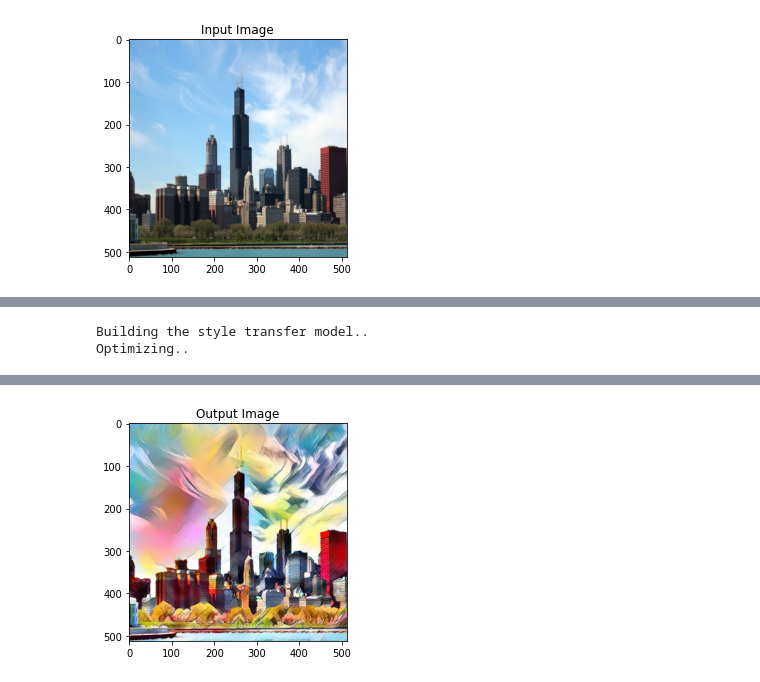
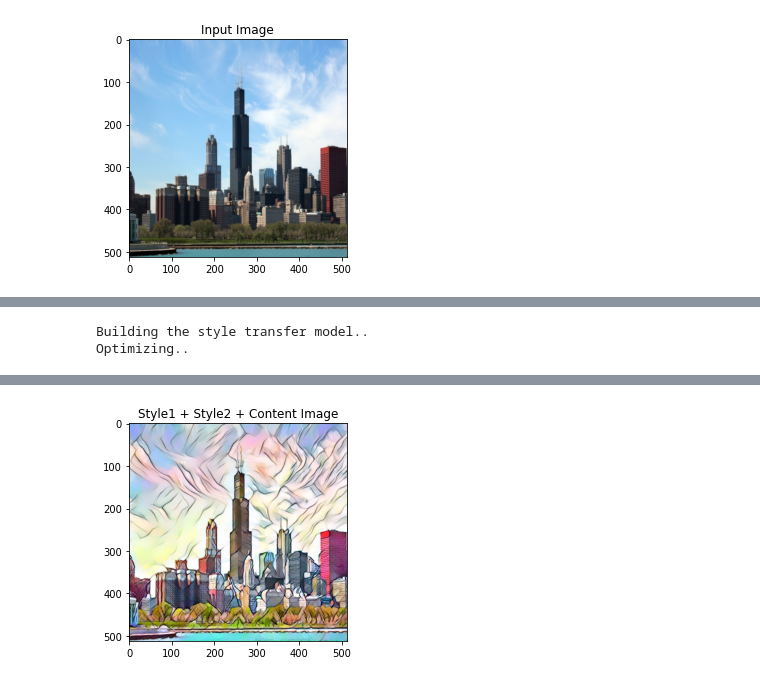
Before and after one commit to jiabinnn/ImageStyleTransfer, a Jupyter notebook: ImgTransferWith2Styles.ipynb, the cells around one changed output, grey strips where cells are left out. Drawn from its saved outputs; the diff is of its cells as text; code cells hidden in the pictures.

```diff
--- a/ImgTransferWith2Styles.ipynb
+++ b/ImgTransferWith2Styles.ipynb
@@ -147,7 +153,7 @@ content_layers_default = ['conv_4']
 style_layers_default = ['conv_1', 'conv_2', 'conv_3', 'conv_4', 'conv_5']
 
 def get_style_model_and_losses(cnn, normalization_mean, normalization_std,
-                               style_img, content_img,
+                               style_img1, style_img2, content_img,
                                content_layers=content_layers_default,
                                style_layers=style_layers_default):
     cnn = copy.deepcopy(cnn)
@@ -198,10 +204,10 @@ def get_style_model_and_losses(cnn, normalization_mean, normalization_std,
 
         if name in style_layers:
             # add style loss:
-            target_feature = model(style_img).detach()
             target_feature1 = model(style_img1).detach()
+            target_feature2 = model(style_img2).detach()
 
-            style_loss = StyleLoss(target_feature, target_feature1)
+            style_loss = StyleLoss(target_feature1, target_feature2)
 
             model.add_module("style_loss_{}".format(i), style_loss)
             style_losses.append(style_loss)
@@ -225,17 +231,17 @@ imshow(input_img, title='Input Image')
 # %% [output]
 [figure]
 # %%
-def get_input_optimizer(input_img):
+def get_input_optimizer(input_img, lr=0.1):
     # this line to show that input is a parameter that requires a gradient
-    optimizer = optim.LBFGS([input_img.requires_grad_()])
+    optimizer = optim.LBFGS([input_img.requires_grad_()], lr=lr)
     return optimizer
 # %%
-def run_style_transfer(cnn, normalization_mean, normalization_std, content_img, style_img, input_img, num_steps=300, style_weight=10000, content_weight=1, style_weight1=10000):
+def run_style_transfer(cnn, normalization_mean, normalization_std, content_img, style_img1, style_img2, input_img, lr=0.1, num_steps=300, style1_weight=10000, style2_weight=10000, content_weight=1):
     """Run the style transfer."""
     print('Building the style transfer model..')
-    model, style_losses, content_losses = get_style_model_and_losses(cnn, normalization_mean, normalization_std, style_img, content_img)
+    model, style_losses, content_losses = get_style_model_and_losses(cnn, normalization_mean, normalization_std, style_img1, style_img2, content_img)
 
-    optimizer = get_input_optimizer(input_img)
+    optimizer = get_input_optimizer(input_img, lr)
 
     # optimizer = get_input_optimizer(input_img)
     # mynet = Net().to(device)
@@ -253,33 +259,35 @@ def run_style_transfer(cnn, normalization_mean, normalization_std, content_img,
             optimizer.zero_grad()
             # model(input_img)
             model(input_img)
-            style_score = 0
             style_score1 = 0
-
+            style_score2 = 0
             content_score = 0
 
+
             for sl in style_losses:
-                style_score += sl.loss
+                style_score1 += sl.loss1
+
+            for sl in style_losses:
+                style_score2 += sl.loss2
+
             for cl in content_losses:
                 content_score += cl.loss
 
-            for s2 in style_losses:
-                style_score1 += s2.loss1
 
-            style_score *= style_weight
-            style_score1 *= style_weight1
+            style_score1 *= style1_weight
+            style_score2 *= style2_weight
             content_score *= content_weight
-            loss = style_score + content_score + style_score1
+            loss = style_score1 + content_score + style_score2
             loss.backward()
 
             run[0] += 1
             if run[0] % 50 == 0:
                 print("run {}:".format(run))
-                print('Style Loss : {:4f} Content Loss: {:4f}'.format(
-                    style_score.item(), content_score.item()))
+                print('Style1 Loss : {:4f} Style2 Loss : {:4f} Content Loss: {:4f}'.format(
+                    style_score1.item(), style_score2.item(), content_score.item()))
                 print()
 
-            return style_score + content_score + style_score1
+            return style_score1 + content_score + style_score2
 
         optimizer.step(closure)
     # for name, parameter in model.named_parameters():
@@ -295,8 +365,9 @@ def run_style_transfer(cnn, normalization_mean, normalization_std, content_img,
 # %%
-output = run_style_transfer(cnn, cnn_normalization_mean, cnn_normalization_std, content_img, style_img, input_img, num_steps=300)
+input_img = content_img.clone()
+output = run_style_transfer(cnn, cnn_normalization_mean, cnn_normalization_std, content_img, style_img1, style_img2, input_img, num_steps=800)
 
 plt.figure()
-imshow(output, title='Output Image')
+imshow(output, title='Style1 + Style2 + Content Image')
 
 # sphinx_gallery_thumbnail_number = 4
 plt.ioff()
@@ -324,4 +395,4 @@ Style Loss : 21.997162 Content Loss: 12.909324
-[figure, old version]
+[figure, new version]
 # %%
 plt.figure(figsize=(10,10))
 unloader = transforms.ToPILImage()  # reconvert into PIL image
```
Also changed, not shown: parts of 9 cells of this notebook, 1 other file.
